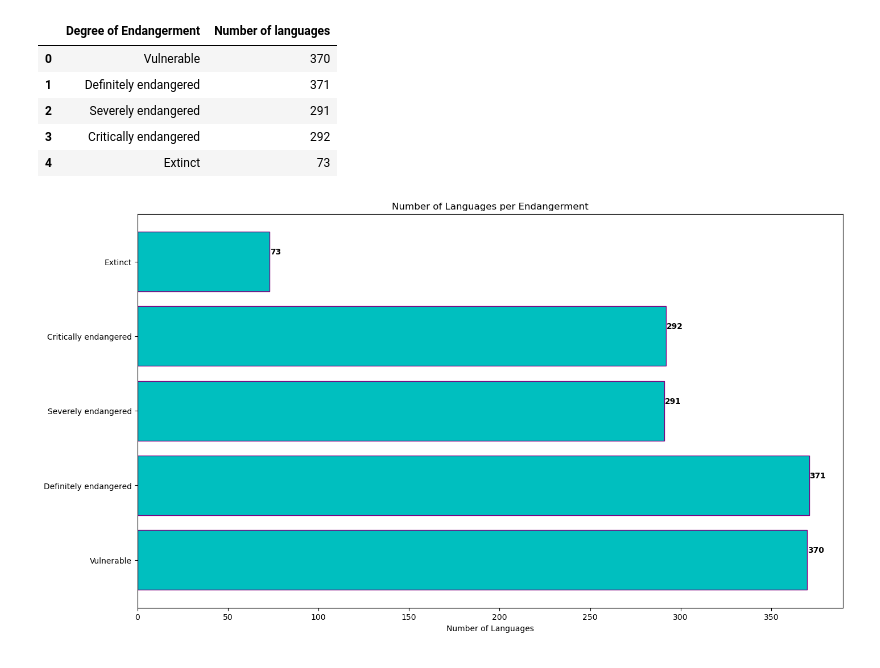
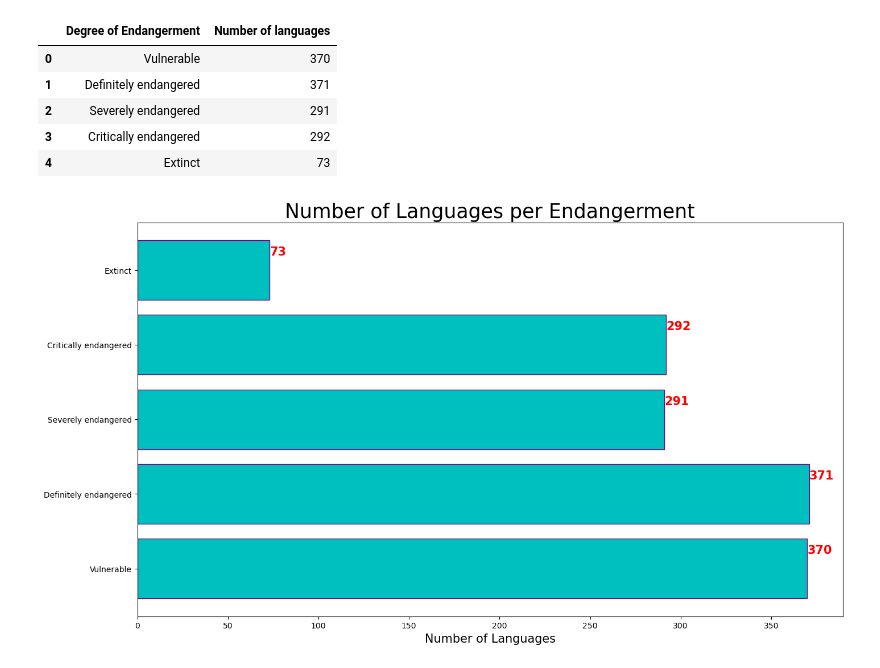
Before and after one commit to JessH09/-Voices-at-Risk-Exploring-the-Crisis-of-Endangered-Languages-, a Jupyter notebook: languages.ipynb, the cells around one changed output. Cells and saved outputs as stored; diff of their text form; code cells hidden in the pictures.

Commit message:
updated bar chart

```diff
--- a/languages.ipynb
+++ b/languages.ipynb
@@ -172,25 +172,25 @@ endangerment_df
 # %%
 # defining x and y values
 y=endangerment_df['Degree of Endangerment']
 x=endangerment_df['Number of languages']
 
 # set figure size
 fig, ax = plt.subplots(figsize=(16, 9))
 
 # create bar charts
 ax.barh(y, x, color = 'c', edgecolor = 'purple')
 
 #  add in x-values per bar in chart
 for i in ax.patches:
-    plt.text(i.get_width()+0.2, i.get_y()+0.5,
+    plt.text(i.get_width()+0.10, i.get_y()+0.6,
              str(round((i.get_width()), 2)),
-             fontsize=10, fontweight='bold',
-             color='black')
+             fontsize=15, fontweight='bold',
+             color='red')
     # set title
 ax.set_title('Number of Languages per Endangerment',
-             loc='center', )
-ax.set_xlabel('Number of Languages')
+             loc='center', fontsize= 25)
+ax.set_xlabel('Number of Languages', fontsize = 15)
 
 plt.savefig('bar.png')
 # %% [output]
-[figure, old version]
+[figure, new version]
```
Also changed, not shown: 1 other file.
